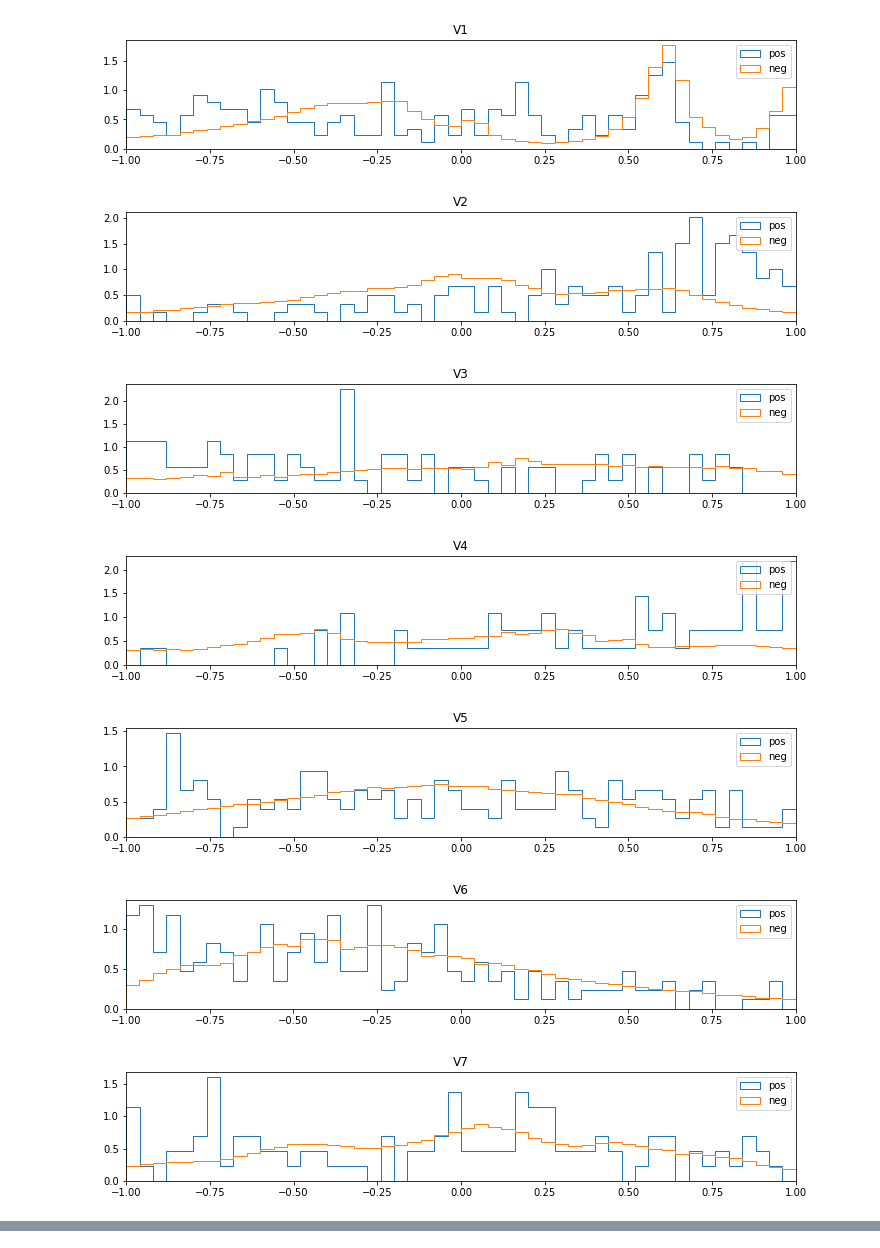
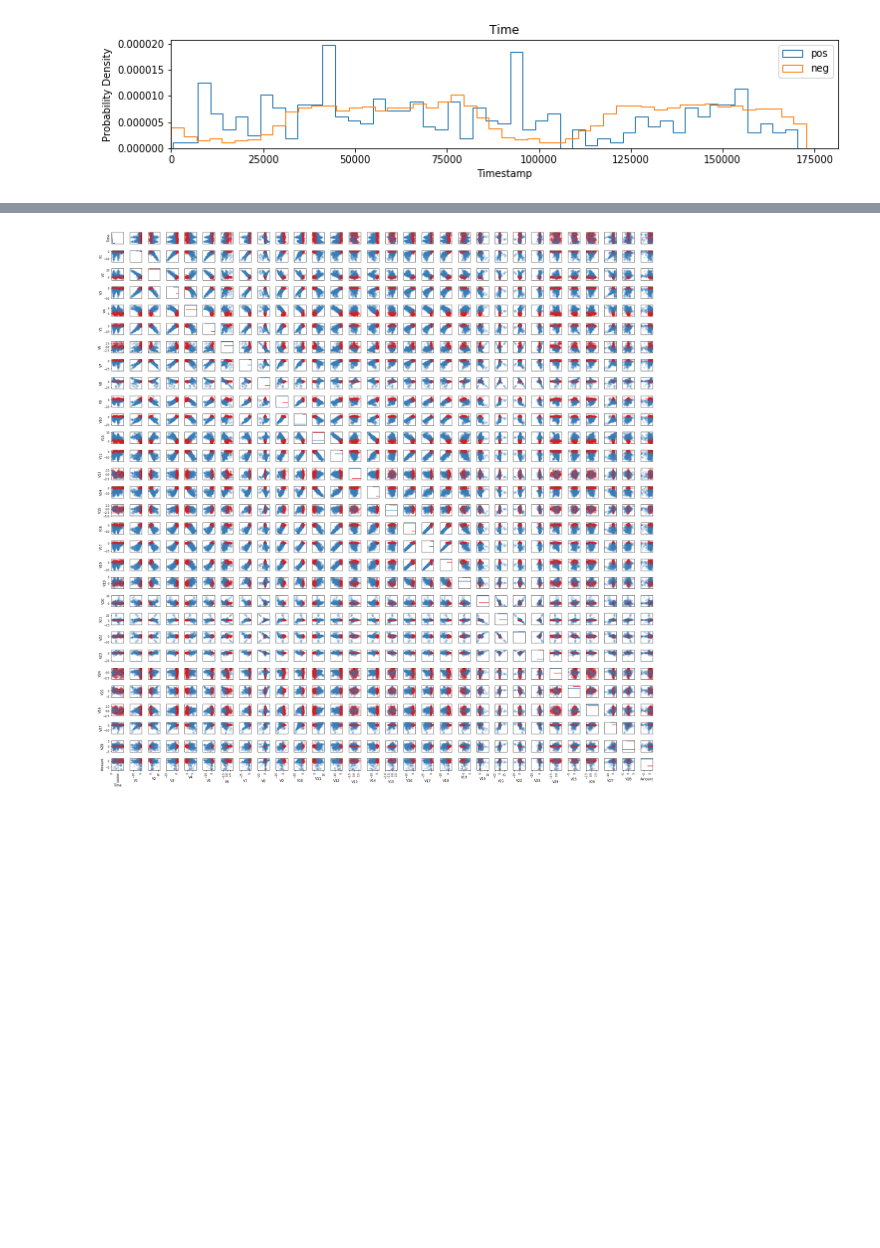
Before and after one commit to mgxnzhu/mlpproject, a Jupyter notebook: notebooks/Data_Preprocession.ipynb, the cells around one changed output, grey strips where cells are left out. Cells and saved outputs as stored; diff of their text form; code cells hidden in the pictures; blank space fills up the shorter version.

```diff
--- a/notebooks/Data_Preprocession.ipynb
+++ b/notebooks/Data_Preprocession.ipynb
@@ -19,22 +19,20 @@ data.loc[:,'V1':'Amount'] = data.loc[:,'V1':'Amount'].apply(lambda x: (x-x.mean(
 # %%
 # plot the histograms of data in each axises
 plot=True
 if plot:
     pos_data = data[data["Class"]==1]
     neg_data = data[data["Class"]==0]
-    for key in data.keys()[1:-1]: # for all principle components
+    for key in data.keys()[:-1]: # for all principle components
         fig = plt.figure(figsize=(12,2))
-        plt.hist(pos_data[key], histtype="step", normed=True, bins=50, range=(-1,1), label="pos")
-        plt.hist(neg_data[key], histtype="step", normed=True, bins=50, range=(-1,1), label="neg")
-        plt.xlim(-1,1)
+        plt.hist(pos_data[key], histtype="step", density=True, bins=50, label="pos")
+        plt.hist(neg_data[key], histtype="step", density=True, bins=50, label="neg")
+        plt.xlim(-3,)
         plt.title(key)
+        plt.xlabel("Timestamp")
+        plt.ylabel("Probability Density")
         plt.legend()
-        fig.savefig(key+"_Scaled.png")
+        plt.draw()
+        fig.savefig(key+"_Scaled.pdf")
+        break
 # %% [output]
-[figure, old version]
+[figure, new version]
-[figure, removed]
-[figure, removed]
-[figure, removed]
-[figure, removed]
-[figure, removed]
-[figure, removed]
@@ -128,0 +172,6 @@ np.savez_compressed(DATA_DIR+'ccdataset.npz', train=train, test=test, valid=vali
+# %%
+axarr, color_map = factor_scatter_matrix(train_df.head(1000),'Class')
+plt.tight_layout()
+plt.savefig('scatter_matrix.pdf')
+# %% [output]
+[figure, added]
```
Also changed, not shown: parts of 2 cells of this notebook, 2 other files.
